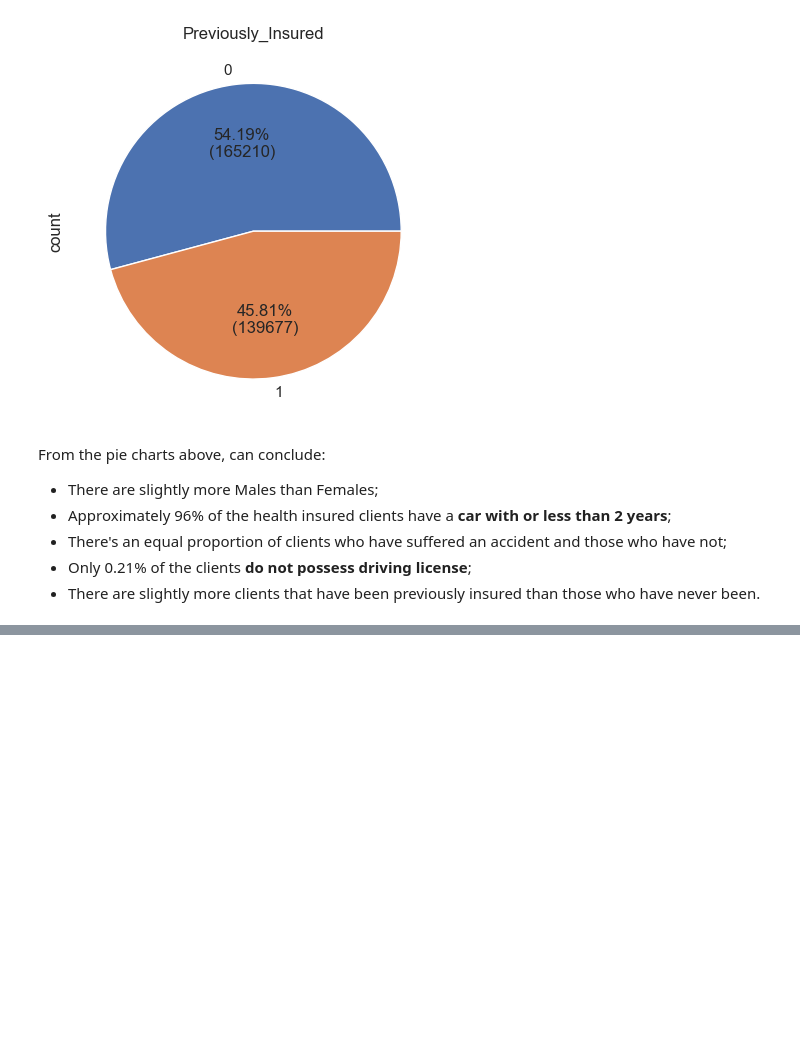
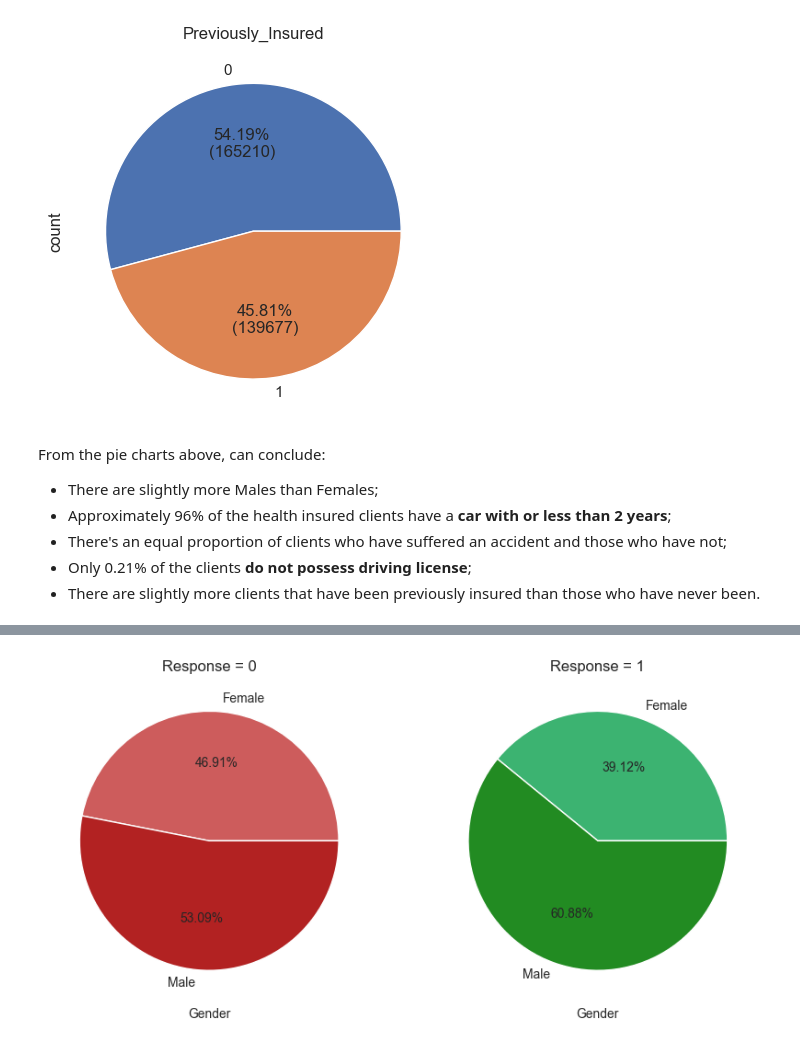
Before and after one commit to HugoTex98/Health-Insurance-Cross-Sell-Prediction, a Jupyter notebook: Health_Insurance_Cross_Sell_Prediction.ipynb, the cells around one changed output, grey strips where cells are left out. Cells and saved outputs as stored; diff of their text form; code cells hidden in the pictures; blank space fills up the shorter version.

```diff
--- a/Health_Insurance_Cross_Sell_Prediction.ipynb
+++ b/Health_Insurance_Cross_Sell_Prediction.ipynb
@@ -224,0 +236,9 @@ From the pie charts above, can conclude:
+# %%
+# Group the data by Gender and Response and count the occurrences
+gender_resp = df_train.groupby(['Gender',
+                                'Response'])['id'] \
+                                    .count().to_frame() \
+                                        .rename(columns={'id': 'count'}) \
+                                            .reset_index()
+
+gender_resp
@@ -224,0 +251,15 @@ From the pie charts above, can conclude:
+# %%
+fig, axs = plt.subplots(ncols=2, figsize=(10, 5))
+
+# Loop over the Response categories and plot the data for each Gender category
+for i, response in enumerate(gender_resp['Response'].unique()):
+    data = gender_resp[gender_resp['Response'] == response]
+    ax = axs[i]
+    color = ["indianred","firebrick"] if response == 0 else ["mediumseagreen", "forestgreen"]
+    ax.pie(data['count'], labels=data['Gender'], colors=color, autopct='%1.2f%%')
+    ax.set_title(f"Response = {response}")
+    ax.set_xlabel('Gender')
+
+plt.show()
+# %% [output]
+[figure, added]
```
Also changed, not shown: parts of 18 cells of this notebook.
